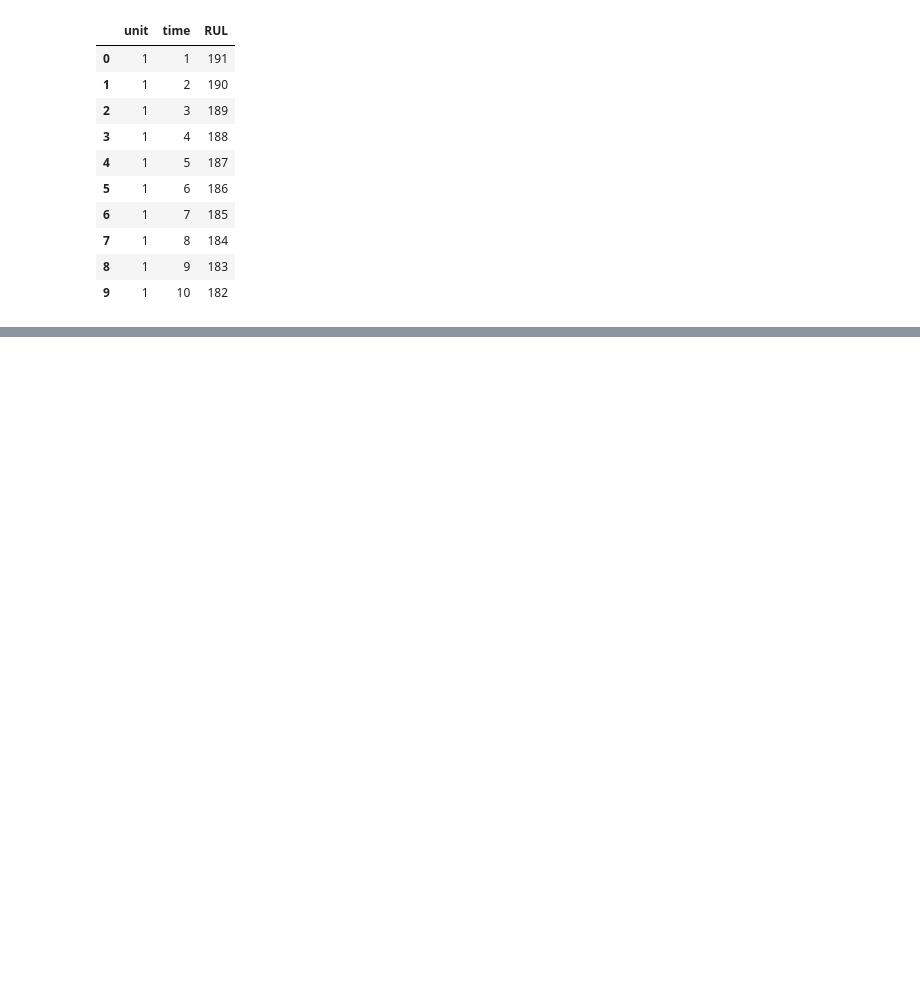
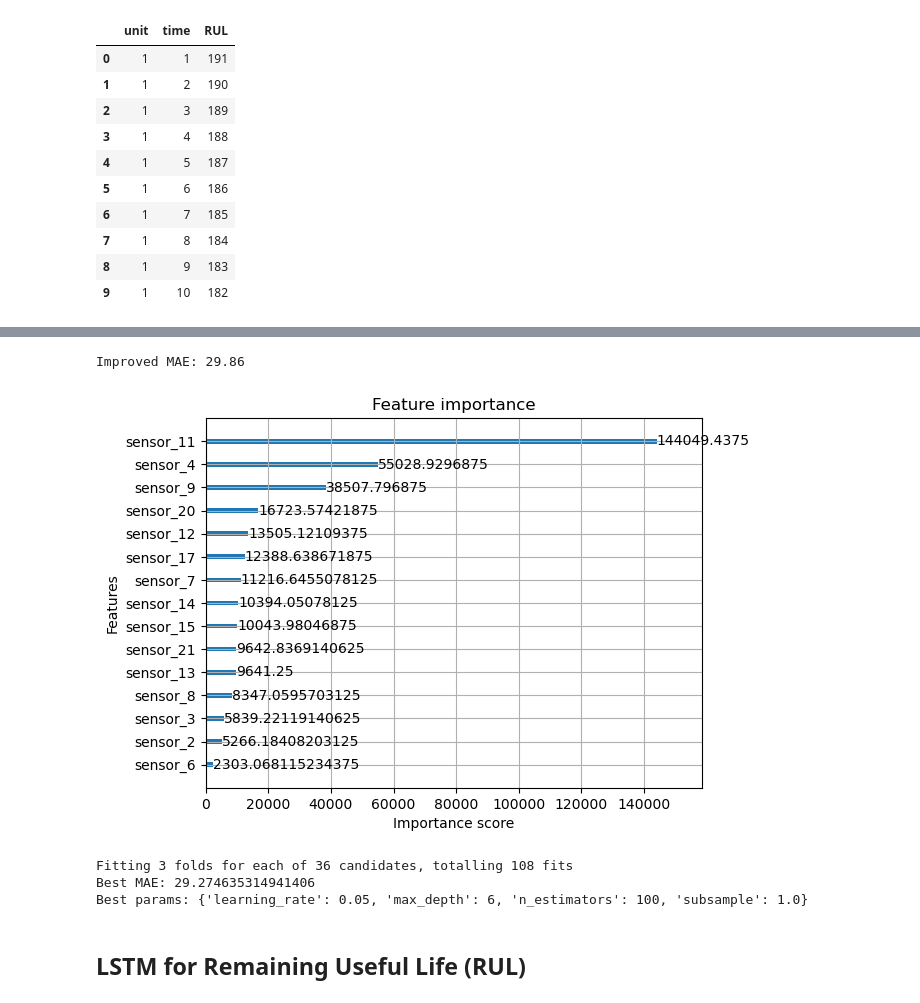
Before and after one commit to Chandrikajoshi123/Predictive-Maintenance-System, a Jupyter notebook: dataund.ipynb, the cells around one changed output, grey strips where cells are left out. Cells and saved outputs as stored; diff of their text form; code cells hidden in the pictures; blank space fills up the shorter version.

```diff
--- a/dataund.ipynb
+++ b/dataund.ipynb
@@ -146,0 +205,11 @@ ModuleNotFoundError: No module named 'matplotlib'
+# %%
+top_features = [
+    'sensor_11', 'sensor_9', 'sensor_4', 'sensor_14',
+    'sensor_12', 'sensor_7', 'sensor_20', 'sensor_2', 'sensor_15'
+]
+# %%
+X_train_top = X_train[top_features]
+X_test_top = X_test[top_features]
+# %%
+model = XGBRegressor(n_estimators=200, max_depth=5, learning_rate=0.05)
+model.fit(X_train_top, y_train)
@@ -146,0 +228,15 @@ ModuleNotFoundError: No module named 'matplotlib'
+# %%
+y_pred = model.predict(X_test_top)
+mae = mean_absolute_error(y_test, y_pred)
+
+print("Improved MAE:", round(mae, 2))
+# %% [output]
+Improved MAE: 29.86
+# %%
+from xgboost import plot_importance
+model = XGBRegressor()
+model.fit(X_train, y_train)
+plot_importance(model, importance_type='gain', max_num_features=20)
+plt.show()
+# %% [output]
+[figure, added]
@@ -146,0 +252,18 @@ ModuleNotFoundError: No module named 'matplotlib'
+# %%
+grid = GridSearchCV(
+    XGBRegressor(),
+    param_grid=params,
+    scoring='neg_mean_absolute_error',
+    cv=3,
+    verbose=1
+)
+grid.fit(X_train, y_train)
+
+print("Best MAE:", -grid.best_score_)
+print("Best params:", grid.best_params_)
+# %% [output]
+Fitting 3 folds for each of 36 candidates, totalling 108 fits
+Best MAE: 29.274635314941406
+Best params: {'learning_rate': 0.05, 'max_depth': 6, 'n_estimators': 100, 'subsample': 1.0}
+# %% [markdown]
+## **LSTM for Remaining Useful Life (RUL)**
```
Also changed, not shown: parts of 15 cells of this notebook, 2 other files.
